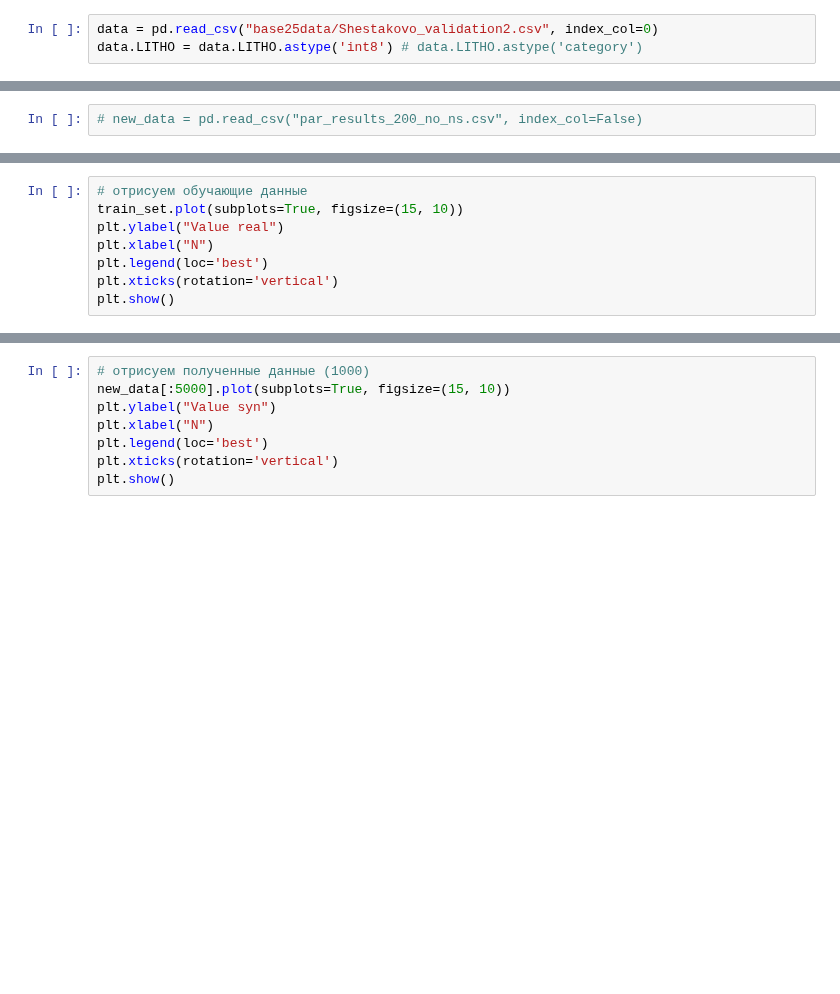
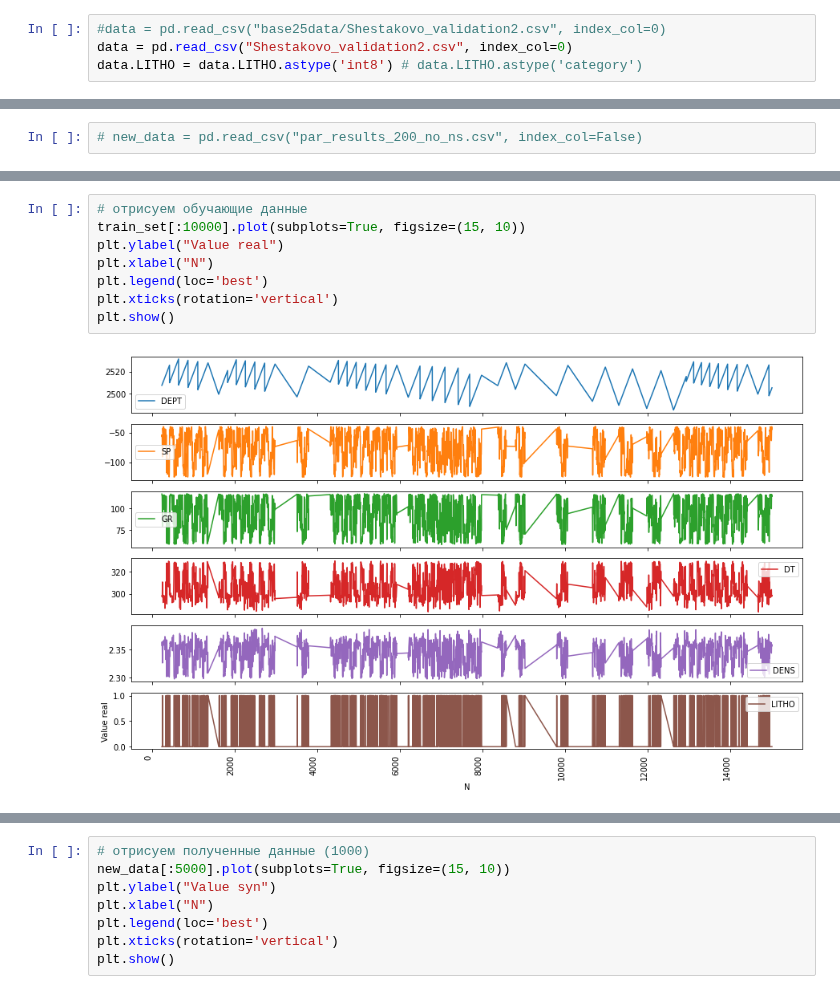
Before and after one commit to Loinen/datagen, a Jupyter notebook: SDVmodel.ipynb, the cells around one changed output, grey strips where cells are left out. Saved outputs shown, nothing was run; the diff lists cells and outputs as text; blank space fills up the shorter version.

```diff
--- a/SDVmodel.ipynb
+++ b/SDVmodel.ipynb
@@ -24,3 +46,4 @@ ValueError: ignored
 # %%
-data = pd.read_csv("base25data/Shestakovo_validation2.csv", index_col=0)
+#data = pd.read_csv("base25data/Shestakovo_validation2.csv", index_col=0)
+data = pd.read_csv("Shestakovo_validation2.csv", index_col=0)
 data.LITHO = data.LITHO.astype('int8') # data.LITHO.astype('category')
@@ -83,11 +111,13 @@ plt.xticks(rotation='vertical')
 # %%
 # отрисуем обучающие данные
-train_set.plot(subplots=True, figsize=(15, 10))
+train_set[:10000].plot(subplots=True, figsize=(15, 10))
 plt.ylabel("Value real")
 plt.xlabel("N")
 plt.legend(loc='best')
 plt.xticks(rotation='vertical')
 plt.show()
+# %% [output]
+[figure, added]
 # %%
 print(new_data.shape)
 print(new_data.head())
```
Also changed, not shown: parts of 24 cells of this notebook.
